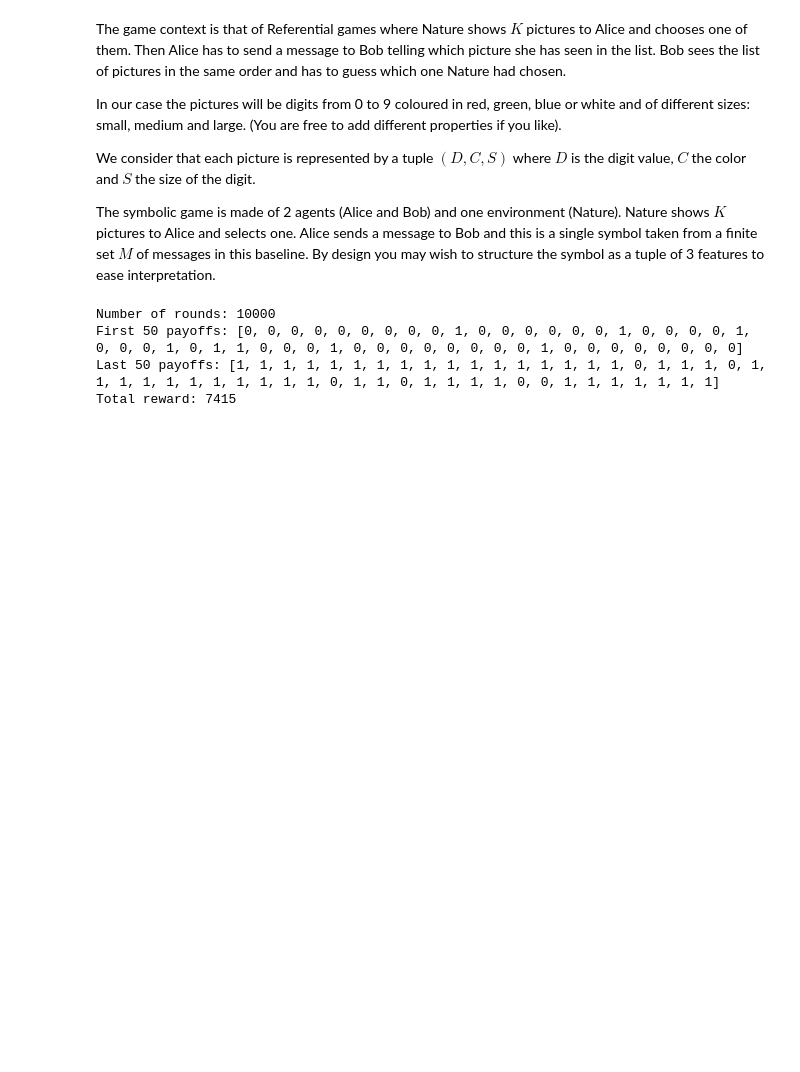
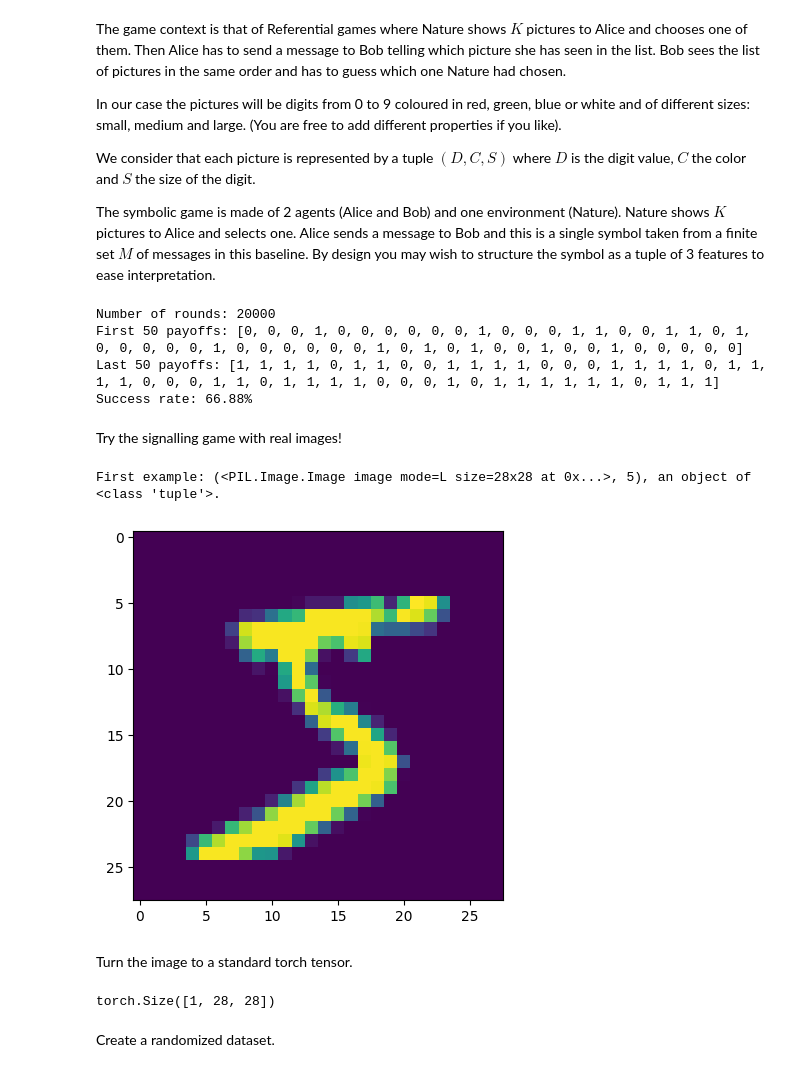
Before and after one commit to phtryll/nlp-labs, a Jupyter notebook: signaling-games/signaling-games.ipynb, the cells around one changed output. Drawn from its saved outputs; the diff is of its cells as text; code cells hidden in the pictures; blank space fills up the shorter version.

```diff
--- a/signaling-games/signaling-games.ipynb
+++ b/signaling-games/signaling-games.ipynb
@@ -482,16 +482,38 @@ class ReferentialReinforcedGame:
         if rem > 0:
             self.run_batch(rem)
 # %%
-game4 = ReferentialReinforcedGame(K=5, lr=0.7, batch_size=20)
-game4.play(10000)
+game4 = ReferentialReinforcedGame(K=5, lr=0.5, batch_size=20)
+game4.play(20000)
 
 payoffs = [x["p"] for x in game4.stats]
 print("Number of rounds:", len(payoffs))
 print("First 50 payoffs:", payoffs[:50])
 print("Last 50 payoffs:", payoffs[-50:])
-print("Total reward:", sum(payoffs))
+print(f"Success rate: {sum(payoffs)/len(payoffs)*100:.2f}%")
 # %% [output]
-Number of rounds: 10000
-First 50 payoffs: [0, 0, 0, 0, 0, 0, 0, 0, 0, 1, 0, 0, 0, 0, 0, 0, 1, 0, 0, 0, 0, 1, 0, 0, 0, 1, 0, 1, 1, 0, 0, 0, 1, 0, 0, 0, 0, 0, 0, 0, 0, 1, 0, 0, 0, 0, 0, 0, 0, 0]
-Last 50 payoffs: [1, 1, 1, 1, 1, 1, 1, 1, 1, 1, 1, 1, 1, 1, 1, 1, 1, 0, 1, 1, 1, 0, 1, 1, 1, 1, 1, 1, 1, 1, 1, 1, 1, 0, 1, 1, 0, 1, 1, 1, 1, 0, 0, 1, 1, 1, 1, 1, 1, 1]
-Total reward: 7415
+Number of rounds: 20000
+First 50 payoffs: [0, 0, 0, 1, 0, 0, 0, 0, 0, 0, 1, 0, 0, 0, 1, 1, 0, 0, 1, 1, 0, 1, 0, 0, 0, 0, 0, 1, 0, 0, 0, 0, 0, 0, 1, 0, 1, 0, 1, 0, 0, 1, 0, 0, 1, 0, 0, 0, 0, 0]
+Last 50 payoffs: [1, 1, 1, 1, 0, 1, 1, 0, 0, 1, 1, 1, 1, 0, 0, 0, 1, 1, 1, 1, 0, 1, 1, 1, 1, 0, 0, 0, 1, 1, 0, 1, 1, 1, 1, 0, 0, 0, 1, 0, 1, 1, 1, 1, 1, 1, 0, 1, 1, 1]
+Success rate: 66.88%
+# %% [markdown]
+Try the signalling game with real images!
+# %%
+import matplotlib.pyplot as plt
+from torchvision.datasets import MNIST
+
+dataset = MNIST("data", download=True)
+print(f"First example: {dataset[0]}, an object of {type(dataset[0])}.")
+plt.imshow(dataset[0][0])
+plt.show()
+# %% [output]
+First example: (<PIL.Image.Image image mode=L size=28x28 at 0x...>, 5), an object of <class 'tuple'>.
+[figure, added]
+# %% [markdown]
+Turn the image to a standard torch tensor.
+# %%
+from torchvision.transforms.functional import pil_to_tensor
+
+img_tensor = pil_to_tensor(dataset[0][0])
+print(img_tensor.shape)
+# %% [output]
+torch.Size([1, 28, 28])
@@ -497,0 +561,2 @@ Total reward: 7415
+# %% [markdown]
+Create a randomized dataset.
```
Also changed, not shown: parts of 11 cells of this notebook, 9 other files.
